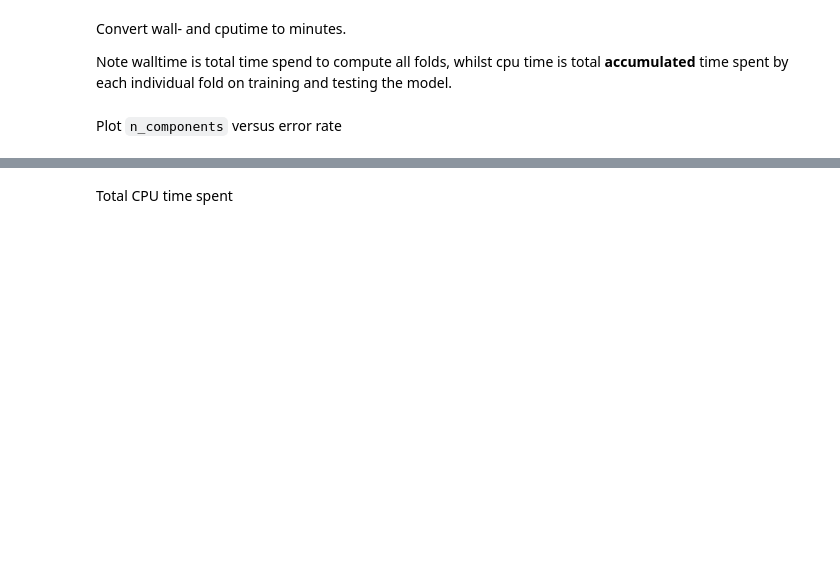
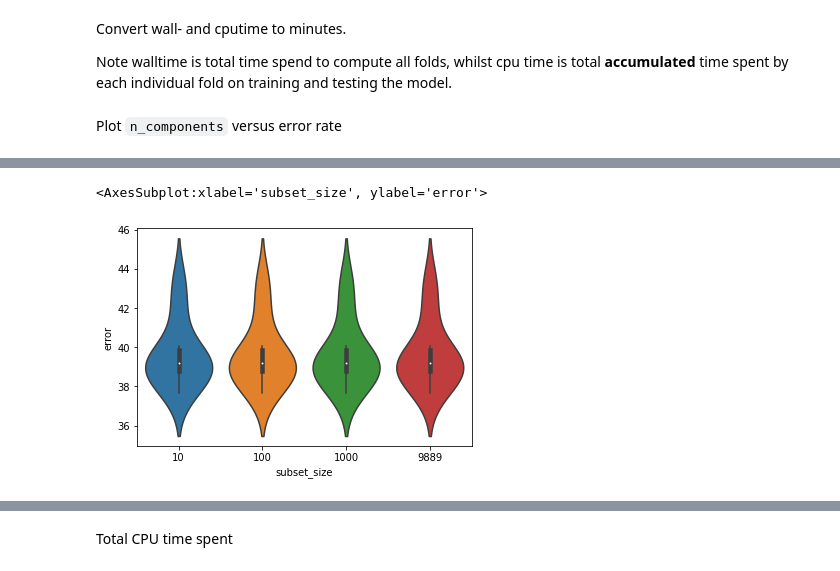
Before and after one commit to dunnkers/music-key-classification, a Jupyter notebook: src/peregrine_results.ipynb, the cells around one changed output, grey strips where cells are left out. Saved outputs shown, nothing was run; the diff lists cells and outputs as text; code cells hidden in the pictures; blank space fills up the shorter version.

```diff
--- a/src/peregrine_results.ipynb
+++ b/src/peregrine_results.ipynb
@@ -63,0 +69,11 @@ plt.show()
+# %%
+import pandas as pd
+subsetdata = pd.read_csv('../results/17846863.csv')
+subsetdata = subsetdata.rename(columns={'hyperparam': 'subset_size'})
+subsetdata['n_components'] = 2
+subsetdata['walltime (minutes)'] = to_minutes(subsetdata['walltime'])
+subsetdata['cputime (minutes)'] = to_minutes(subsetdata['cputime'])
+fullsubset = data[data['n_components'] == 2]
+fullsubset['subset_size'] = 9889
+subsetdata = pd.concat([subsetdata, fullsubset])
+subsetdata.head()
@@ -63,0 +87,5 @@ plt.show()
+# %%
+sns.violinplot(data=subsetdata, x='subset_size', y='error')
+# %% [output]
+<AxesSubplot:xlabel='subset_size', ylabel='error'>
+[figure, added]
```
Also changed, not shown: parts of 7 cells of this notebook, 10 other files.
